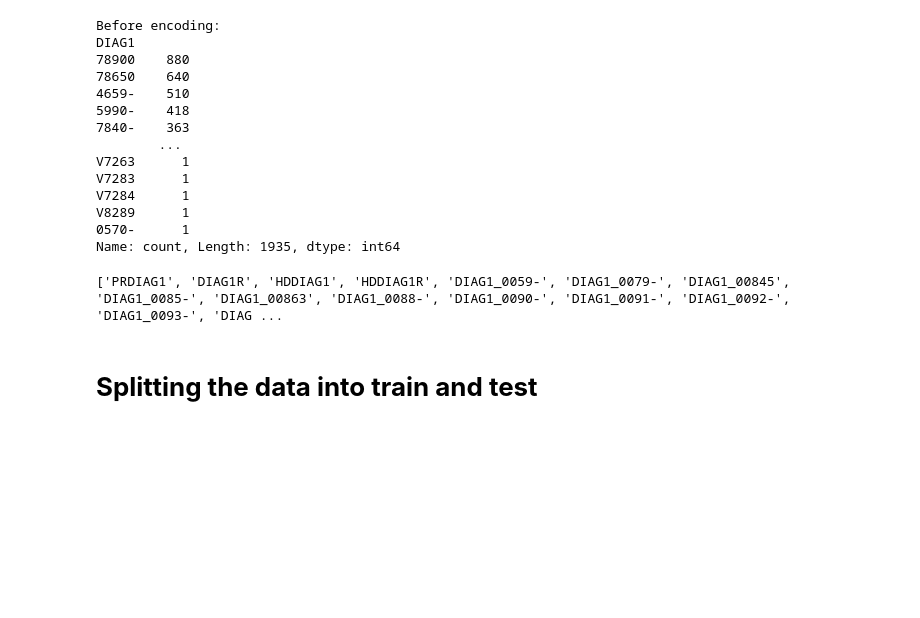
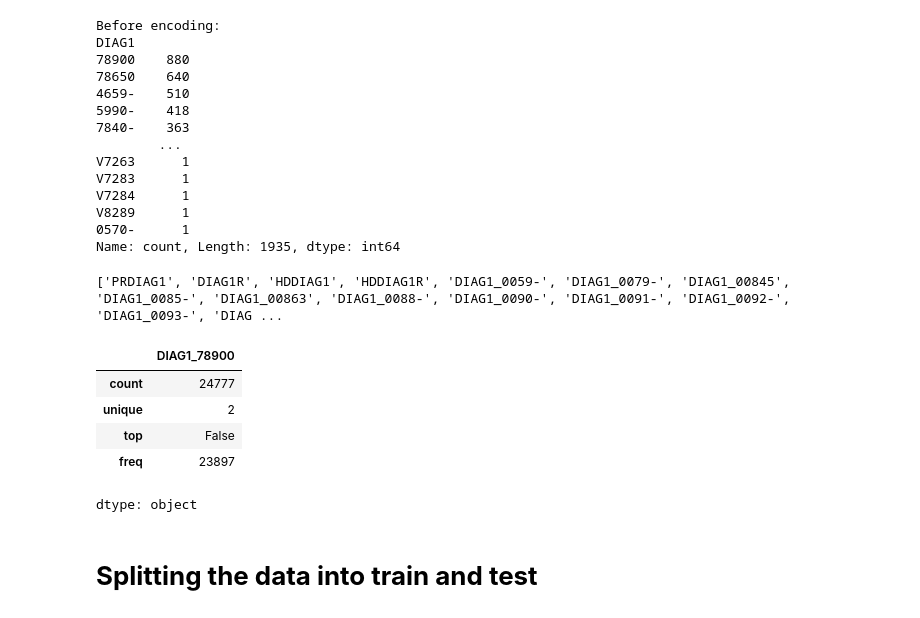
Before and after one commit to osoliman/HTM737, a Jupyter notebook: Week11.ipynb, the cells around one changed output. Cells and saved outputs as stored; diff of their text form; code cells hidden in the pictures; blank space fills up the shorter version.

```diff
--- a/Week11.ipynb
+++ b/Week11.ipynb
@@ -230,6 +232,15 @@ matching_columns = [column for column in df.columns if search_word in column.low
 print(matching_columns)
 # %% [output]
 ['PRDIAG1', 'DIAG1R', 'HDDIAG1', 'HDDIAG1R', 'DIAG1_0059-', 'DIAG1_0079-', 'DIAG1_00845', 'DIAG1_0085-', 'DIAG1_00863', 'DIAG1_0088-', 'DIAG1_0090-', 'DIAG1_0091-', 'DIAG1_0092-', 'DIAG1_0093-', 'DIAG ...
+# %%
+df['DIAG1_78900'].describe()
+# %% [output]
+|  | DIAG1_78900 |
+| count | 24777 |
+| unique | 2 |
+| top | False |
+| freq | 23897 |
+dtype: object
 # %% [markdown]
 # **Splitting the data into train and test**
 # %%
```
Also changed, not shown: parts of 1 cell of this notebook.
